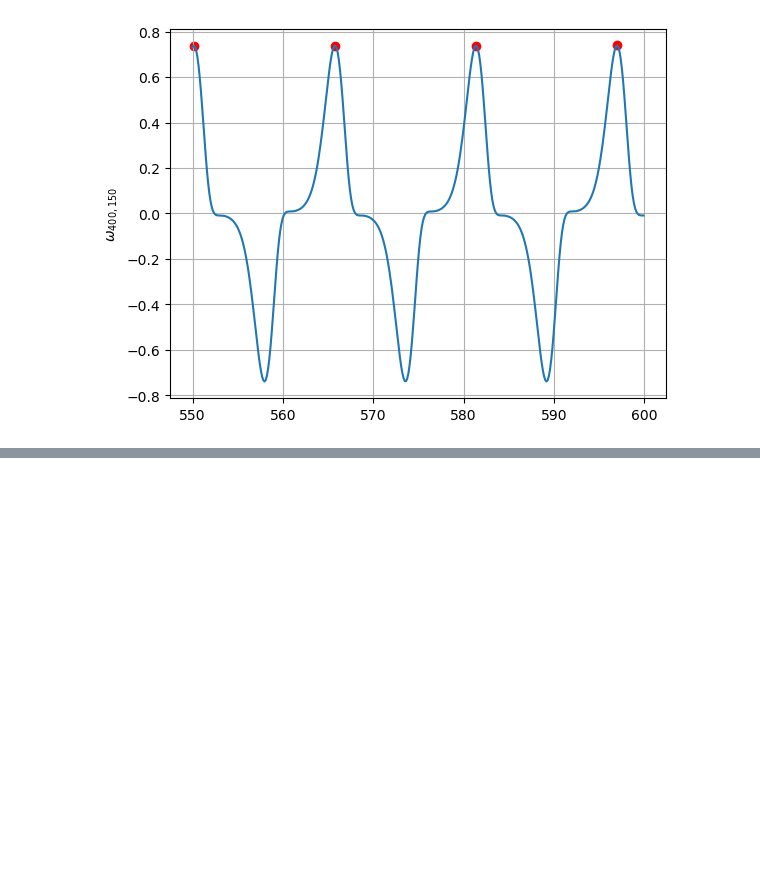
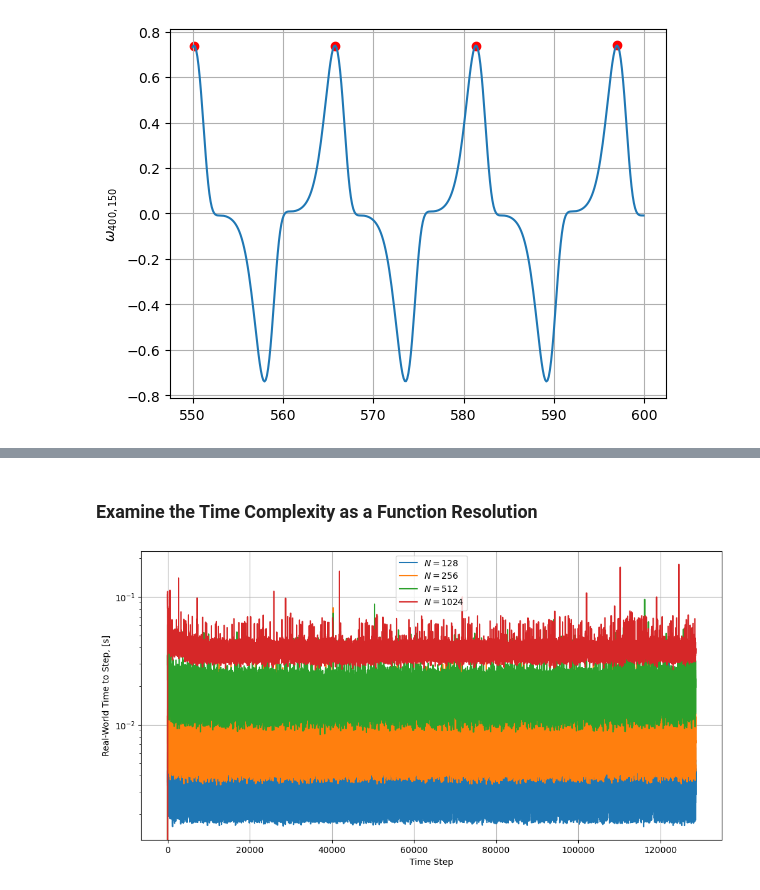
Before and after one commit to grmacchio/dynml, a Jupyter notebook: test_dynml/examples/test_cylinder.ipynb, the cells around one changed output, grey strips where cells are left out. Saved outputs shown, nothing was run; the diff lists cells and outputs as text; code cells hidden in the pictures; blank space fills up the shorter version.

```diff
--- a/test_dynml/examples/test_cylinder.ipynb
+++ b/test_dynml/examples/test_cylinder.ipynb
@@ -105,0 +244,15 @@ Strouhal number: 0.204
+# %% [markdown]
+### Examine the Time Complexity as a Function Resolution
+# %%
+fig, ax = subplots(1, 1, figsize=(12, 6))
+ax.semilogy(arange(0, num_samples), time1, label='$N = 128$')
+ax.semilogy(arange(0, num_samples), time2, label='$N = 256$')
+ax.semilogy(arange(0, num_samples), time3, label='$N = 512$')
+ax.semilogy(arange(0, num_samples), timeref, label='$N = 1024$')
+ax.grid()
+ax.legend()
+ax.set_xlabel('Time Step')
+ax.set_ylabel('Real-World Time to Step, [s]')
+show()
+# %% [output]
+[figure, added]
```
Also changed, not shown: parts of 13 cells of this notebook.
